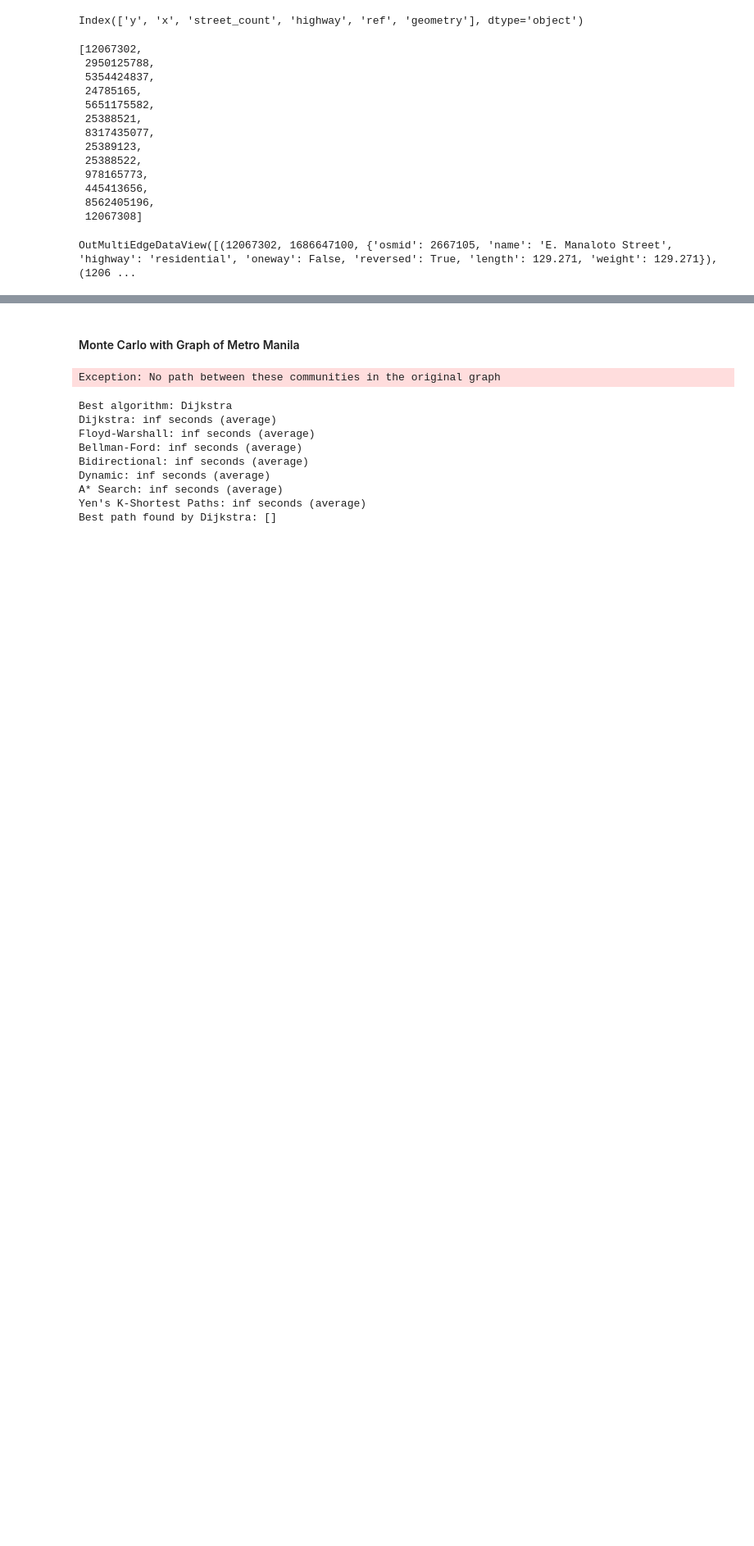
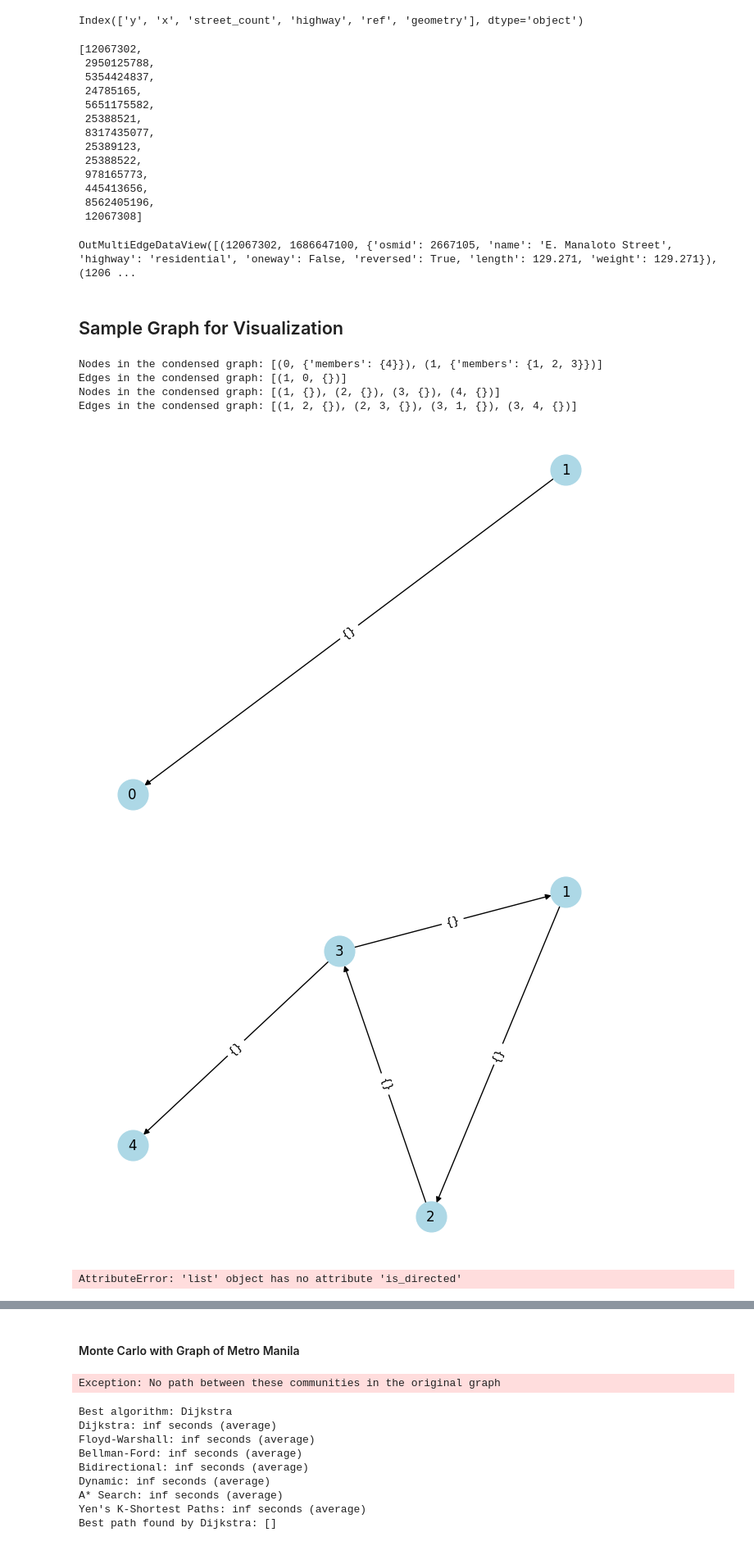
Before and after one commit to Nick-Miras/JeepneyRerouting, a Jupyter notebook: notebooks/monte_carlo_simulation.ipynb, the cells around one changed output, grey strips where cells are left out. Shown at 82% size. Saved outputs shown, nothing was run; the diff lists cells and outputs as text; code cells hidden in the pictures; blank space fills up the shorter version.

```diff
--- a/notebooks/monte_carlo_simulation.ipynb
+++ b/notebooks/monte_carlo_simulation.ipynb
@@ -406,7 +408,7 @@ add_weight_from_length(metro_manila_graph)
 # %%
 ox.save_graphml(metro_manila_graph, '../graphs/graphml/metro_manila_graph_small.graphml')
 # %%
-fp = '../graphs/graphml/metro_manila_graph.graphml'
+fp = '../graphs/graphml/metro_manila_graph_small.graphml'
 metro_manila_graph = ox.load_graphml(fp)
 # %%
 ox.plot_graph(metro_manila_graph, bgcolor='#ffffff', node_color='#000000', edge_color='#000000')
@@ -467,3 +469,50 @@ path
 metro_manila_graph.edges(data=True)
 # %% [output]
 OutMultiEdgeDataView([(12067302, 1686647100, {'osmid': 2667105, 'name': 'E. Manaloto Street', 'highway': 'residential', 'oneway': False, 'reversed': True, 'length': 129.271, 'weight': 129.271}), (1206 ...
+# %% [markdown]
+## Sample Graph for Visualization
+# %%
+def sample_graph_condensation():
+    # Create a MultiDiGraph
+    G = nx.MultiDiGraph()
+    G.add_edges_from([(1, 2), (2, 3), (3, 1), (3, 4)])
+
+    # Apply condensation
+    C = nx.condensation(G)
+    D = G
+
+    # Print nodes and edges of the condensed graph
+    print("Nodes in the condensed graph:", C.nodes(data=True))
+    print("Edges in the condensed graph:", C.edges(data=True))
+
+    print("Nodes in the condensed graph:", D.nodes(data=True))
+    print("Edges in the condensed graph:", D.edges(data=True))
+
+    # print("Nodes in the condensed graph:", path.nodes(data=True))
+    # print("Edges in the condensed graph:", path.edges(data=True))
+
+    # Visualize the condensed graph
+    pos = nx.spring_layout(C)
+    nx.draw(C, pos, with_labels=True, node_size=700, node_color="lightblue")
+    nx.draw_networkx_edge_labels(C, pos, edge_labels={(u, v): d for u, v, d in C.edges(data=True)})
+    plt.show()
+
+    pos = nx.spring_layout(D)
+    nx.draw(D, pos, with_labels=True, node_size=700, node_color="lightblue")
+    nx.draw_networkx_edge_labels(D, pos, edge_labels={(u, v): d for u, v, d in D.edges(data=True)})
+    plt.show()
+
+    pos = nx.spring_layout(path)
+    nx.draw(path, pos, with_labels=True, node_size=700, node_color="lightblue")
+    nx.draw_networkx_edge_labels(path, pos, edge_labels={(u, v): d for u, v, d in path.edges(data=True)})
+    plt.show()
+
+sample_graph_condensation()
+# %% [output]
+Nodes in the condensed graph: [(0, {'members': {4}}), (1, {'members': {1, 2, 3}})]
+Edges in the condensed graph: [(1, 0, {})]
+Nodes in the condensed graph: [(1, {}), (2, {}), (3, {}), (4, {})]
+Edges in the condensed graph: [(1, 2, {}), (2, 3, {}), (3, 1, {}), (3, 4, {})]
+[figure, added]
+[figure, added]
+AttributeError: 'list' object has no attribute 'is_directed'
```
Also changed, not shown: parts of 16 cells of this notebook, 1 other file.
